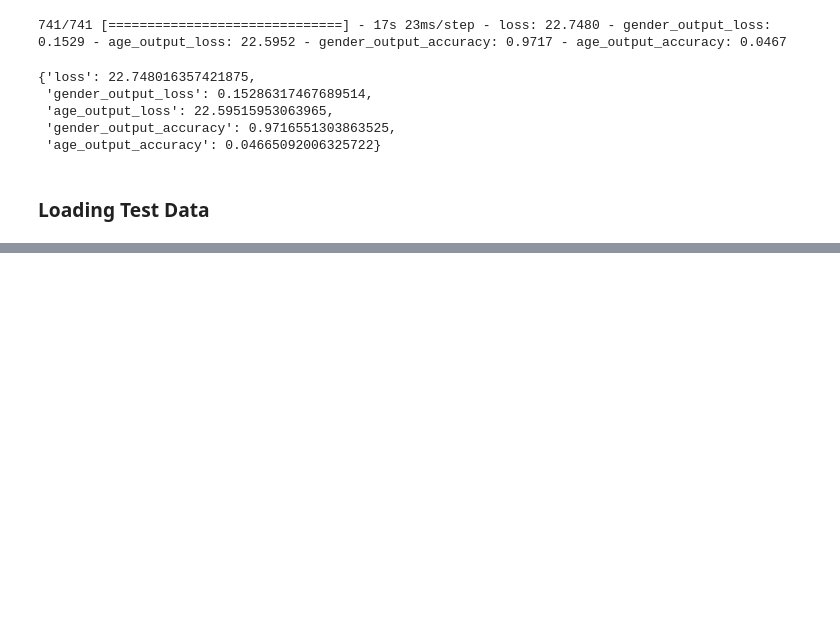
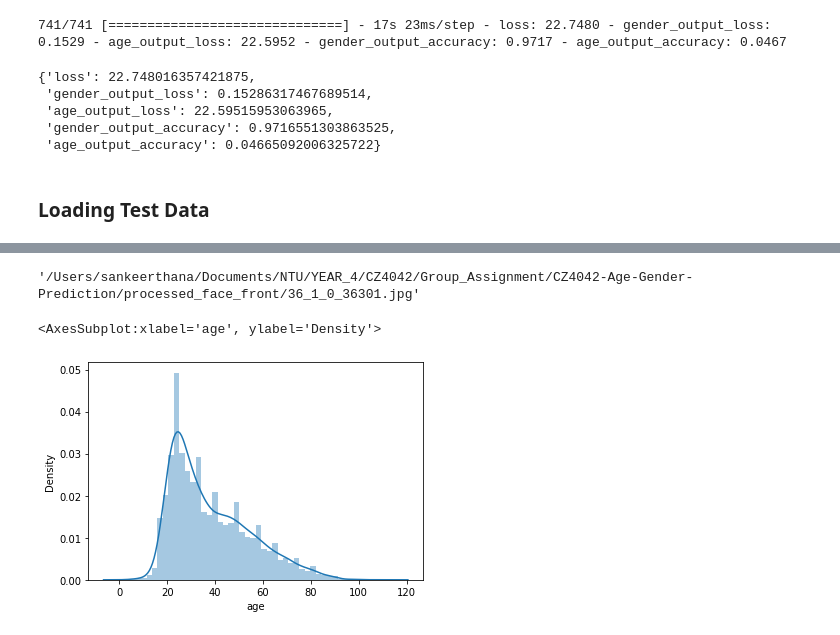
Before and after one commit to RecStu14/CZ4042-Age-Gender-Prediction, a Jupyter notebook: training_run3.ipynb, the cells around one changed output, grey strips where cells are left out. Cells and saved outputs as stored; diff of their text form; code cells hidden in the pictures; blank space fills up the shorter version.

```diff
--- a/training_run3.ipynb
+++ b/training_run3.ipynb
@@ -392,3 +392,19 @@ score_dict
  'age_output_accuracy': 0.04665092006325722}
 # %% [markdown]
 ### Loading Test Data
+# %%
+BASE_DIR = "/Users/sankeerthana/Documents/NTU/YEAR_4/CZ4042/Group_Assignment/CZ4042-Age-Gender-Prediction/processed_face_front"
+
+# Labels that the images have -= age, gender, ethnicity
+image_paths = []
+age_labels = []
+gender_labels = []
+
+for filename in tqdm(os.listdir(BASE_DIR)):
+    image_path = os.path.join(BASE_DIR, filename)
+    info = filename.split('_')
+    age = int(info[0])
+    gender = int(info[1])
+    image_paths.append(image_path)
+    age_labels.append(age)
+    gender_labels.append(gender)
@@ -394,0 +419,7 @@ score_dict
+# %%
+#Creating a dictionary with all the information
+test_info_dict = {'image': image_paths, 'age': age_labels, 'gender': gender_labels}
+
+#Converting to DataFrames
+test_df = pd.DataFrame(test_info_dict)
+test_df
@@ -394,0 +440,4 @@ score_dict
+# %%
+test_df['image'][0]
+# %% [output]
+'/Users/sankeerthana/Documents/NTU/YEAR_4/CZ4042/Group_Assignment/CZ4042-Age-Gender-Prediction/processed_face_front/36_1_0_36301.jpg'
@@ -394,0 +447,5 @@ score_dict
+# %%
+sb.distplot(test_df['age'])
+# %% [output]
+<AxesSubplot:xlabel='age', ylabel='Density'>
+[figure, added]
```
Also changed, not shown: parts of 16 cells of this notebook, 1 other file.
